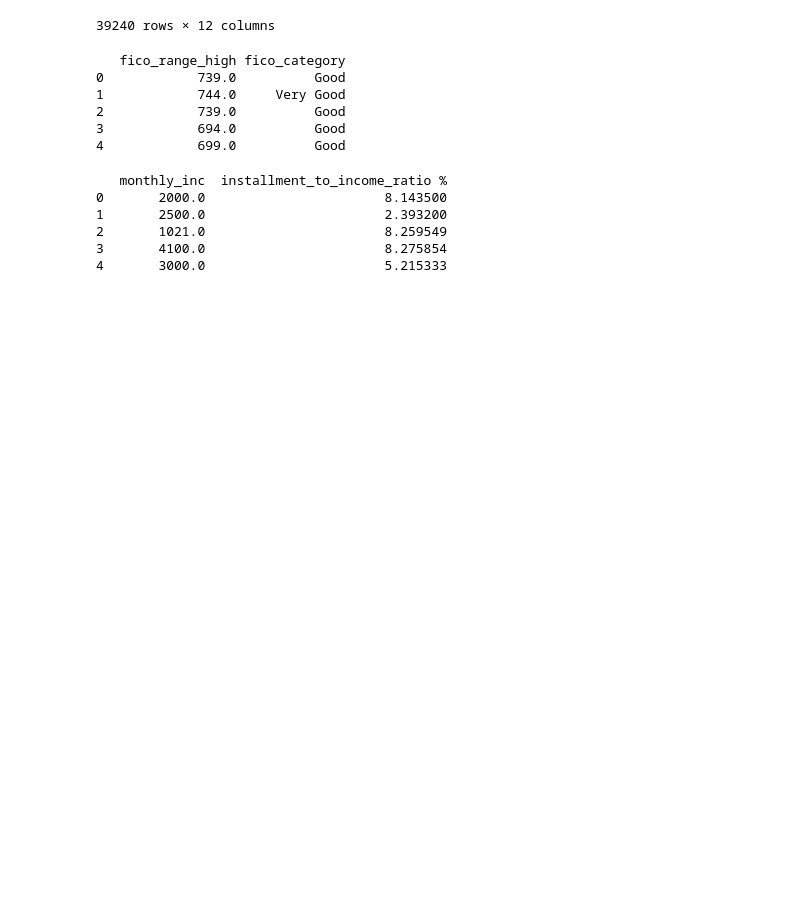
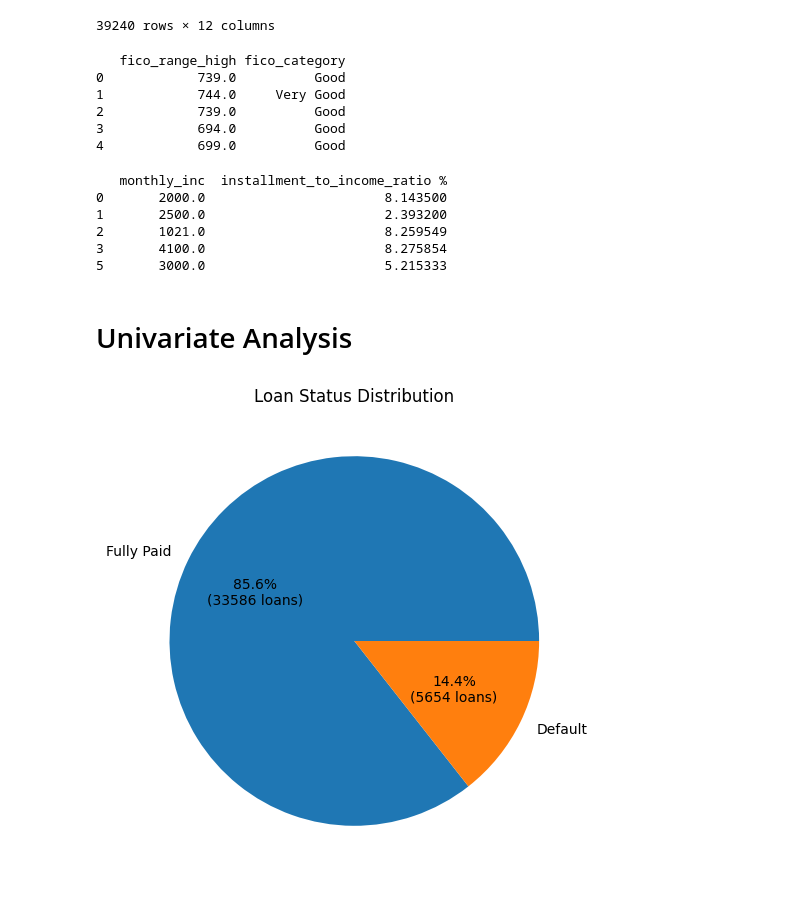
Before and after one commit to Memphis-rains/Loan-Default-System, a Jupyter notebook: data_cleaning.ipynb, the cells around one changed output. Cells and saved outputs as stored; diff of their text form; code cells hidden in the pictures; blank space fills up the shorter version.

```diff
--- a/data_cleaning.ipynb
+++ b/data_cleaning.ipynb
@@ -220,12 +234,6 @@ print(df[['fico_range_high', 'fico_category']].head())  # Verify the changes
 2            739.0          Good
 3            694.0          Good
 4            699.0          Good
-# %%
-# Resetting the index while preserving the original index as a column
-new_df = new_df.reset_index(drop=False)
-
-# adding a new feature momthly feature to the dataset
-new_df['monthly_income'] = new_df['annual_inc'] / 12
 # %%
 # Perform the calculations for monthly income and the installment to payment ratio
 new_df['monthly_inc'] = new_df['annual_inc'] / 12
@@ -239,4 +247,4 @@ print(new_df[['monthly_inc', 'installment_to_income_ratio %']].head())
 1       2500.0                       2.393200
 2       1021.0                       8.259549
 3       4100.0                       8.275854
-4       3000.0                       5.215333
+5       3000.0                       5.215333
@@ -242,0 +255,26 @@ print(new_df[['monthly_inc', 'installment_to_income_ratio %']].head())
+# %% [markdown]
+# Univariate Analysis
+# %%
+# 1. Number and Percentage of Default Loans
+
+
+
+# Calculate the counts of each loan status
+loan_status_counts = new_df["loan_status"].value_counts()
+
+# Define a function to format the pie chart annotations
+def func(pct, allvals):
+    absolute = int(round(pct / 100. * sum(allvals)))
+    return "{:.1f}%\n({:d} loans)".format(pct, absolute)
+
+plt.figure(figsize=(6, 6))
+plt.pie(
+    loan_status_counts,
+    labels=loan_status_counts.index,
+    autopct=lambda pct: func(pct, loan_status_counts),
+
+)
+plt.title('Loan Status Distribution')
+plt.show()
+# %% [output]
+[figure, added]
```
Also changed, not shown: parts of 8 cells of this notebook, 2 other files.
